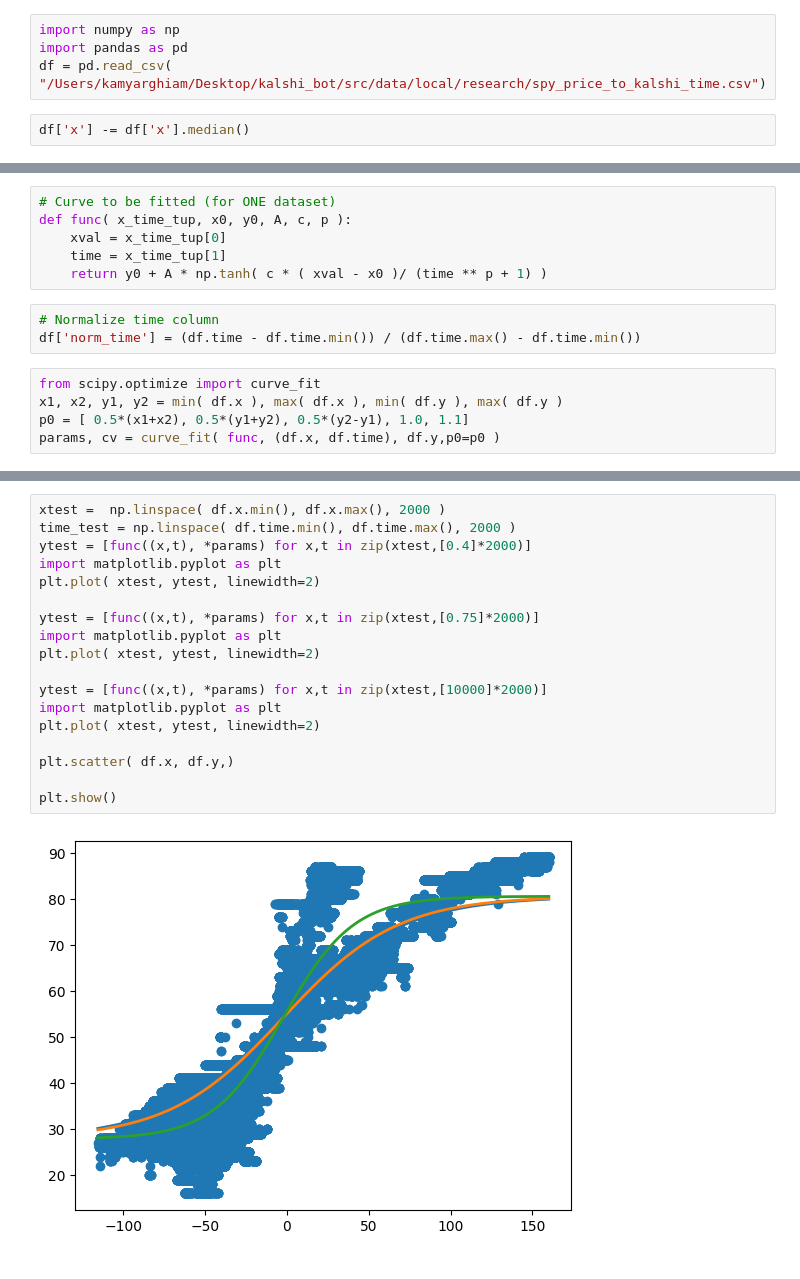
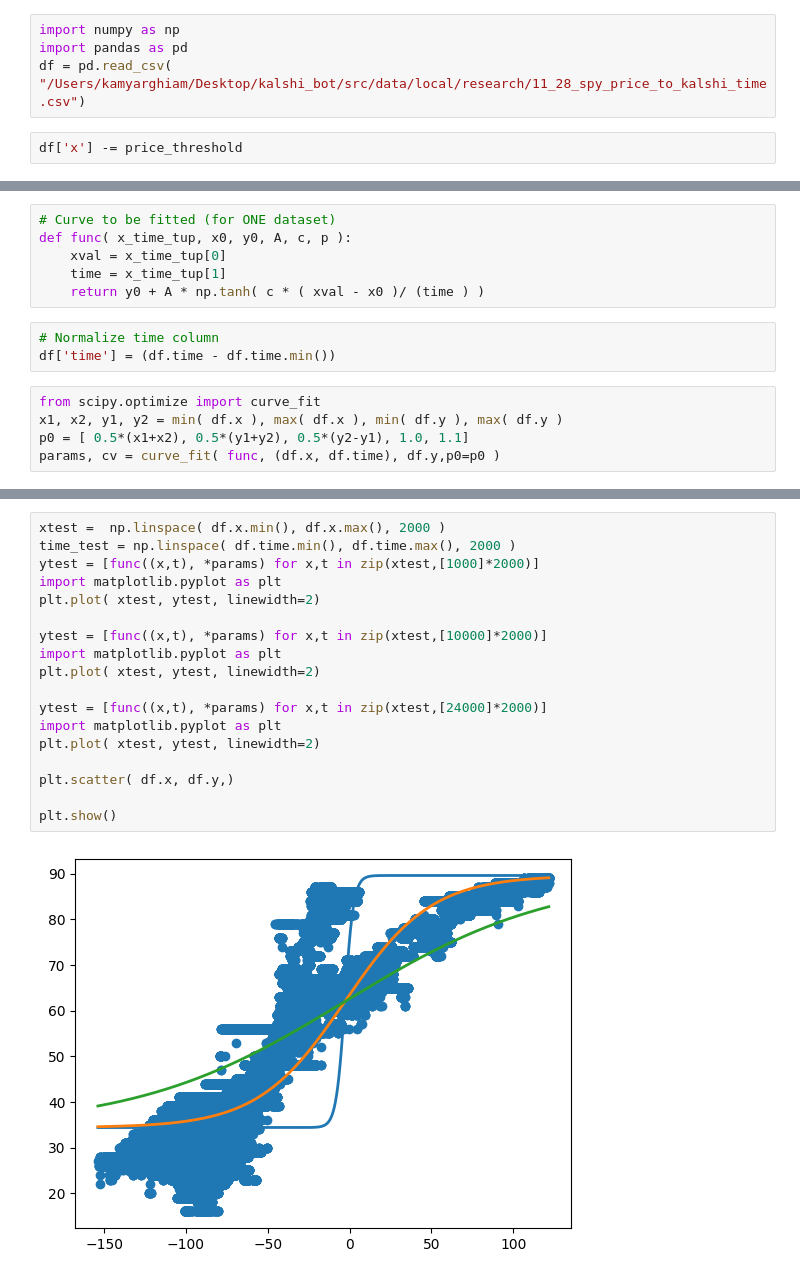
Before and after one commit to kamyarghiam/kalshi_bot, a Jupyter notebook: src/strategy/research/modeling/up_down_modeling.ipynb, the cells around one changed output, grey strips where cells are left out. Drawn from its saved outputs; the diff is of its cells as text.

```diff
--- a/src/strategy/research/modeling/up_down_modeling.ipynb
+++ b/src/strategy/research/modeling/up_down_modeling.ipynb
@@ -213,9 +187,9 @@ plt.show()
 # %%
 import numpy as np
 import pandas as pd
-df = pd.read_csv( "/Users/kamyarghiam/Desktop/kalshi_bot/src/data/local/research/spy_price_to_kalshi_time.csv")
+df = pd.read_csv( "/Users/kamyarghiam/Desktop/kalshi_bot/src/data/local/research/11_28_spy_price_to_kalshi_time.csv")
 # %%
-df['x'] -= df['x'].median()
+df['x'] -= price_threshold
 # %%
 df.x.plot()
 # %% [output]
@@ -242,10 +216,10 @@ df
 def func( x_time_tup, x0, y0, A, c, p ):
     xval = x_time_tup[0]
     time = x_time_tup[1]
-    return y0 + A * np.tanh( c * ( xval - x0 )/ (time ** p + 1) )
+    return y0 + A * np.tanh( c * ( xval - x0 )/ (time ) )
 # %%
 # Normalize time column
-df['norm_time'] = (df.time - df.time.min()) / (df.time.max() - df.time.min())
+df['time'] = (df.time - df.time.min())
 # %%
 from scipy.optimize import curve_fit
 x1, x2, y1, y2 = min( df.x ), max( df.x ), min( df.y ), max( df.y )
@@ -259,20 +233,20 @@ array([-2.27521921e+00,  5.42078255e+01,  2.63616086e+01,  2.92998652e-02,
 # %%
 xtest =  np.linspace( df.x.min(), df.x.max(), 2000 )
 time_test = np.linspace( df.time.min(), df.time.max(), 2000 )
-ytest = [func((x,t), *params) for x,t in zip(xtest,[0.4]*2000)]
-import matplotlib.pyplot as plt
-plt.plot( xtest, ytest, linewidth=2)
-
-ytest = [func((x,t), *params) for x,t in zip(xtest,[0.75]*2000)]
+ytest = [func((x,t), *params) for x,t in zip(xtest,[1000]*2000)]
 import matplotlib.pyplot as plt
 plt.plot( xtest, ytest, linewidth=2)
 
 ytest = [func((x,t), *params) for x,t in zip(xtest,[10000]*2000)]
 import matplotlib.pyplot as plt
 plt.plot( xtest, ytest, linewidth=2)
 
+ytest = [func((x,t), *params) for x,t in zip(xtest,[24000]*2000)]
+import matplotlib.pyplot as plt
+plt.plot( xtest, ytest, linewidth=2)
+
 plt.scatter( df.x, df.y,)
 
 plt.show()
 # %% [output]
-[figure, old version]
+[figure, new version]
```
Also changed, not shown: parts of 11 cells of this notebook.
